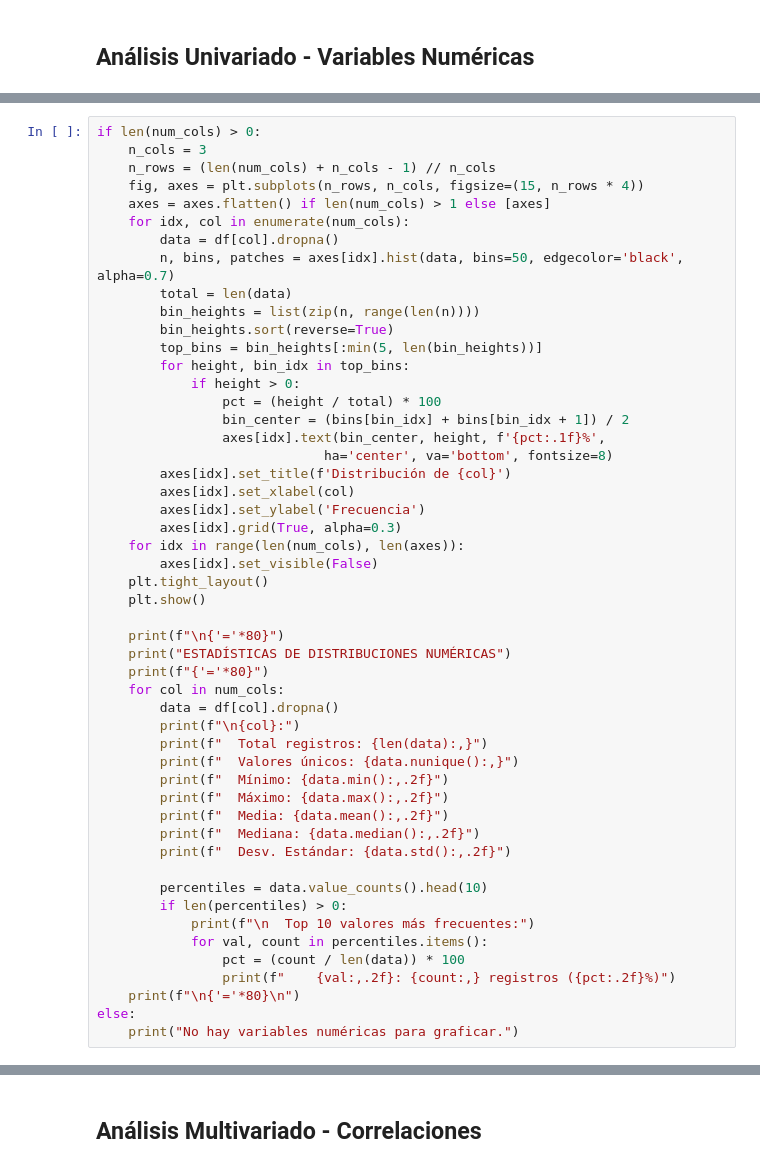
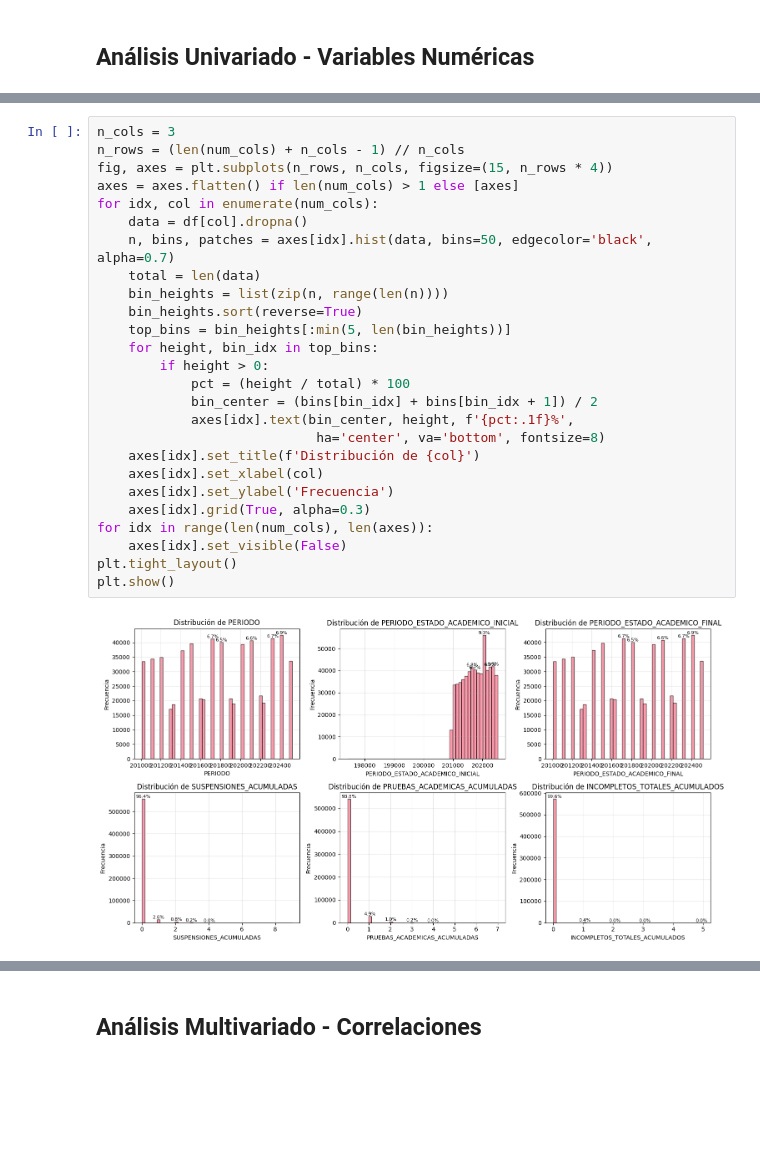
Before and after one commit to ErichGiusseppe/ciencia_de_datos_aplicada_proyecto_final, a Jupyter notebook: notebooks/historial_estados_academicos_estudiante_anonymized.ipynb, the cells around one changed output, grey strips where cells are left out. Drawn from its saved outputs; the diff is of its cells as text; blank space fills up the shorter version.

```diff
--- a/notebooks/historial_estados_academicos_estudiante_anonymized.ipynb
+++ b/notebooks/historial_estados_academicos_estudiante_anonymized.ipynb
@@ -105,51 +255,28 @@ print(num_cols)
 # %%
-if len(num_cols) > 0:
-    n_cols = 3
-    n_rows = (len(num_cols) + n_cols - 1) // n_cols
-    fig, axes = plt.subplots(n_rows, n_cols, figsize=(15, n_rows * 4))
-    axes = axes.flatten() if len(num_cols) > 1 else [axes]
-    for idx, col in enumerate(num_cols):
-        data = df[col].dropna()
-        n, bins, patches = axes[idx].hist(data, bins=50, edgecolor='black', alpha=0.7)
-        total = len(data)
-        bin_heights = list(zip(n, range(len(n))))
-        bin_heights.sort(reverse=True)
-        top_bins = bin_heights[:min(5, len(bin_heights))]
-        for height, bin_idx in top_bins:
-            if height > 0:
-                pct = (height / total) * 100
-                bin_center = (bins[bin_idx] + bins[bin_idx + 1]) / 2
-                axes[idx].text(bin_center, height, f'{pct:.1f}%',
-                             ha='center', va='bottom', fontsize=8)
-        axes[idx].set_title(f'Distribución de {col}')
-        axes[idx].set_xlabel(col)
-        axes[idx].set_ylabel('Frecuencia')
-        axes[idx].grid(True, alpha=0.3)
-    for idx in range(len(num_cols), len(axes)):
-        axes[idx].set_visible(False)
-    plt.tight_layout()
-    plt.show()
-
-    print(f"\n{'='*80}")
-    print("ESTADÍSTICAS DE DISTRIBUCIONES NUMÉRICAS")
-    print(f"{'='*80}")
-    for col in num_cols:
-        data = df[col].dropna()
-        print(f"\n{col}:")
-        print(f"  Total registros: {len(data):,}")
-        print(f"  Valores únicos: {data.nunique():,}")
-        print(f"  Mínimo: {data.min():,.2f}")
-        print(f"  Máximo: {data.max():,.2f}")
-        print(f"  Media: {data.mean():,.2f}")
-        print(f"  Mediana: {data.median():,.2f}")
-        print(f"  Desv. Estándar: {data.std():,.2f}")
-
-        percentiles = data.value_counts().head(10)
-        if len(percentiles) > 0:
-            print(f"\n  Top 10 valores más frecuentes:")
-            for val, count in percentiles.items():
-                pct = (count / len(data)) * 100
-                print(f"    {val:,.2f}: {count:,} registros ({pct:.2f}%)")
-    print(f"\n{'='*80}\n")
-else:
-    print("No hay variables numéricas para graficar.")
+n_cols = 3
+n_rows = (len(num_cols) + n_cols - 1) // n_cols
+fig, axes = plt.subplots(n_rows, n_cols, figsize=(15, n_rows * 4))
+axes = axes.flatten() if len(num_cols) > 1 else [axes]
+for idx, col in enumerate(num_cols):
+    data = df[col].dropna()
+    n, bins, patches = axes[idx].hist(data, bins=50, edgecolor='black', alpha=0.7)
+    total = len(data)
+    bin_heights = list(zip(n, range(len(n))))
+    bin_heights.sort(reverse=True)
+    top_bins = bin_heights[:min(5, len(bin_heights))]
+    for height, bin_idx in top_bins:
+        if height > 0:
+            pct = (height / total) * 100
+            bin_center = (bins[bin_idx] + bins[bin_idx + 1]) / 2
+            axes[idx].text(bin_center, height, f'{pct:.1f}%',
+                            ha='center', va='bottom', fontsize=8)
+    axes[idx].set_title(f'Distribución de {col}')
+    axes[idx].set_xlabel(col)
+    axes[idx].set_ylabel('Frecuencia')
+    axes[idx].grid(True, alpha=0.3)
+for idx in range(len(num_cols), len(axes)):
+    axes[idx].set_visible(False)
+plt.tight_layout()
+plt.show()
+# %% [output]
+[figure, added]
```
Also changed, not shown: parts of 22 cells of this notebook, 10 other files.
